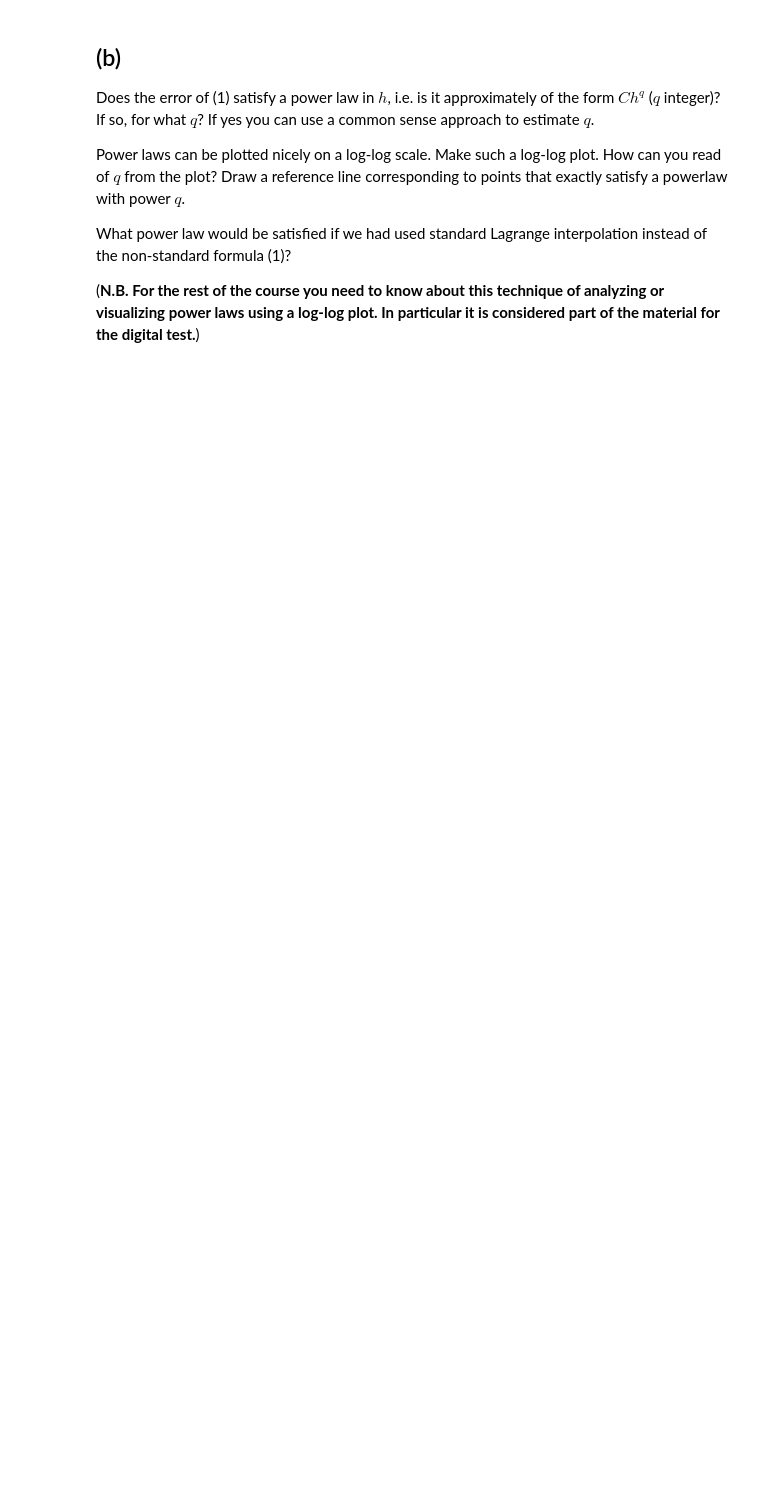
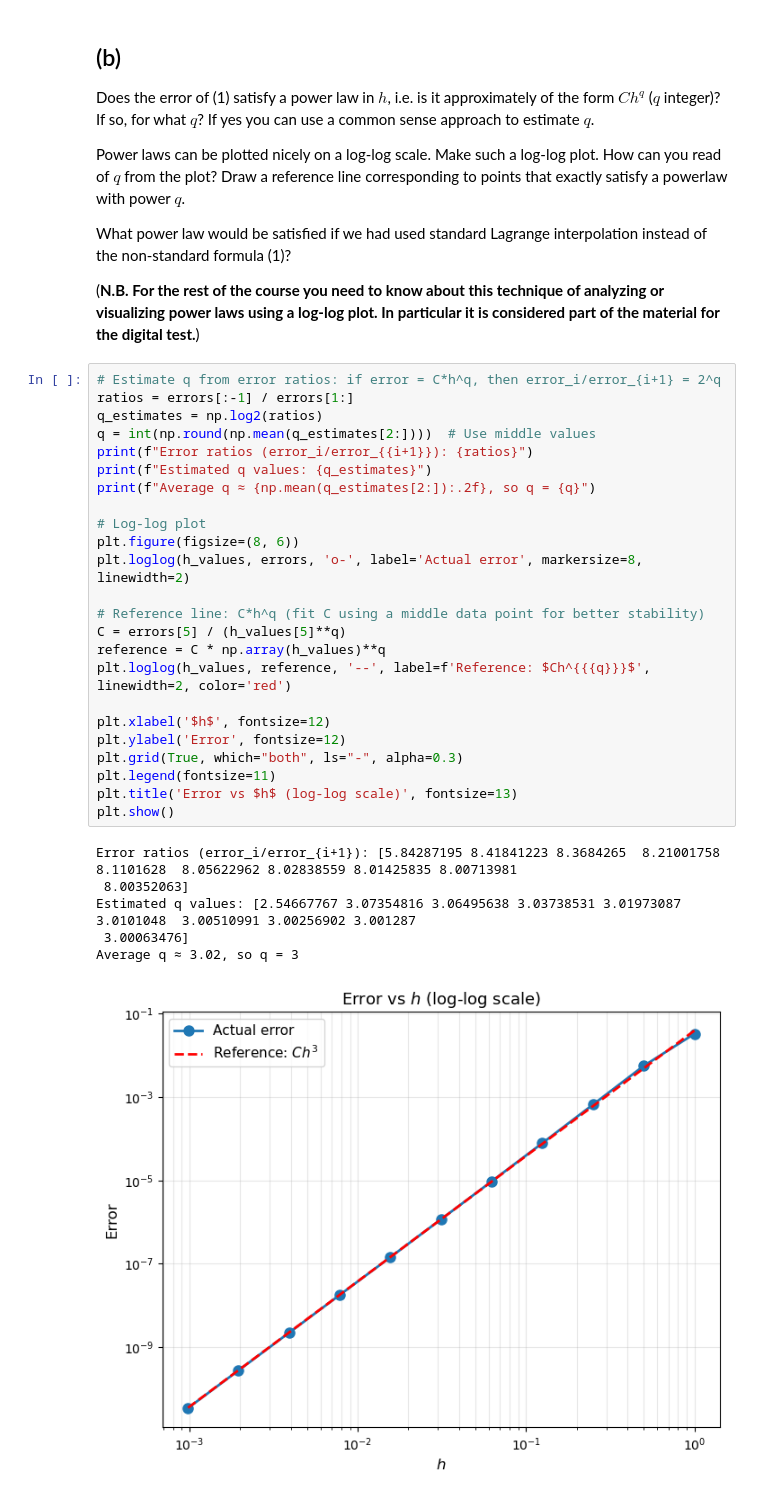
Before and after one commit to MaartenStork/NumAlg, a Jupyter notebook: Assignment2/hw2.ipynb, the cells around one changed output. Drawn from its saved outputs; the diff is of its cells as text; blank space fills up the shorter version.

```diff
--- a/Assignment2/hw2.ipynb
+++ b/Assignment2/hw2.ipynb
@@ -245,3 +287,34 @@ Power laws can be plotted nicely on a log-log scale. Make such a log-log plot. H
 What power law would be satisfied if we had used standard Lagrange interpolation instead of the non-standard formula (1)?
 
 (**N.B. For the rest of the course you need to know about this technique of analyzing or visualizing power laws using a log-log plot. In particular it is considered part of the material for the digital test.**)
+# %%
+# Estimate q from error ratios: if error = C*h^q, then error_i/error_{i+1} = 2^q
+ratios = errors[:-1] / errors[1:]
+q_estimates = np.log2(ratios)
+q = int(np.round(np.mean(q_estimates[2:])))  # Use middle values
+print(f"Error ratios (error_i/error_{{i+1}}): {ratios}")
+print(f"Estimated q values: {q_estimates}")
+print(f"Average q ≈ {np.mean(q_estimates[2:]):.2f}, so q = {q}")
+
+# Log-log plot
+plt.figure(figsize=(8, 6))
+plt.loglog(h_values, errors, 'o-', label='Actual error', markersize=8, linewidth=2)
+
+# Reference line: C*h^q (fit C using a middle data point for better stability)
+C = errors[5] / (h_values[5]**q)
+reference = C * np.array(h_values)**q
+plt.loglog(h_values, reference, '--', label=f'Reference: $Ch^{{{q}}}$', linewidth=2, color='red')
+
+plt.xlabel('$h$', fontsize=12)
+plt.ylabel('Error', fontsize=12)
+plt.grid(True, which="both", ls="-", alpha=0.3)
+plt.legend(fontsize=11)
+plt.title('Error vs $h$ (log-log scale)', fontsize=13)
+plt.show()
+# %% [output]
+Error ratios (error_i/error_{i+1}): [5.84287195 8.41841223 8.3684265  8.21001758 8.1101628  8.05622962 8.02838559 8.01425835 8.00713981
+ 8.00352063]
+Estimated q values: [2.54667767 3.07354816 3.06495638 3.03738531 3.01973087 3.0101048  3.00510991 3.00256902 3.001287
+ 3.00063476]
+Average q ≈ 3.02, so q = 3
+[figure, added]
```
Also changed, not shown: parts of 6 cells of this notebook.
